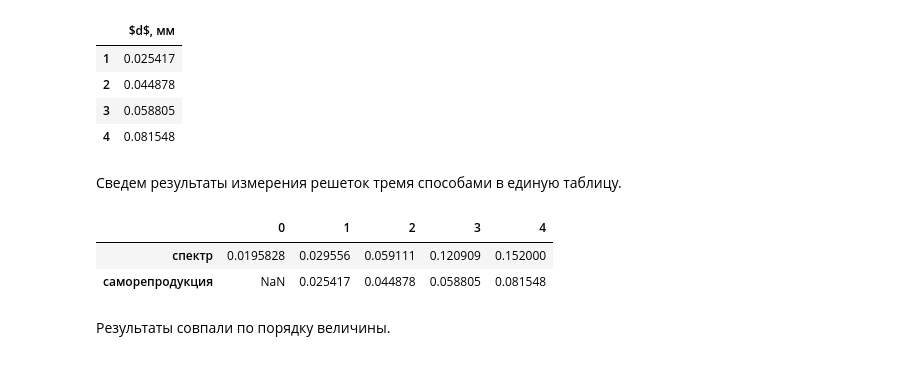
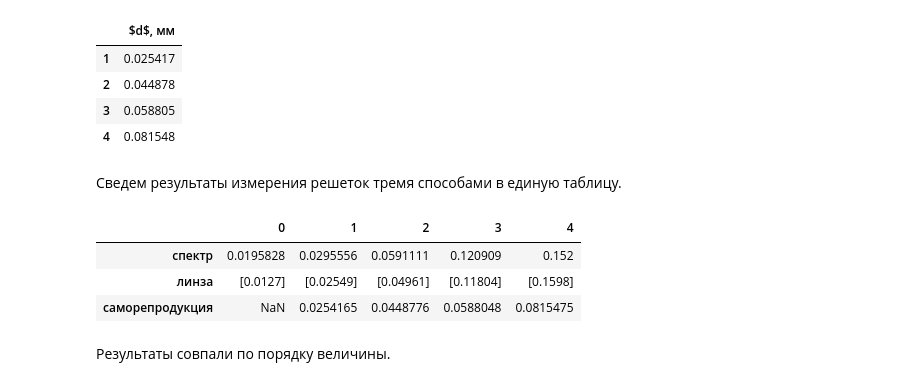
Before and after one commit to alenmarz/physics-4sem-labs, a Jupyter notebook: lab-436.ipynb, the cells around one changed output. Cells and saved outputs as stored; diff of their text form; code cells hidden in the pictures.

```diff
--- a/lab-436.ipynb
+++ b/lab-436.ipynb
@@ -51,7 +51,8 @@ pd.DataFrame(d_method1, columns=['$d$, мм'], index=range(1, 6))
 изображение решётки) ($D$). Расстояние от линзы до сетки $a$, от линзы до экрана $b$, тогда период сетки
 считается по формуле $d = D \dfrac{a}{b}$.
 # %%
-d_method2 = list()
-for i in range(len(data)):
-    d_method2.append( * data.values[i, 3])
-pd.DataFrame(d_method2, columns=['$d$, мм'], index=range(1, 6))
+data4 = pd.read_excel('lab-436.xlsx', 'table4')
+d_method2 = []
+for i in range(len(data4)):
+    d_method2.append(np.array(data4.values[i, :], dtype=float)
+pd.DataFrame(d_method2, index = range(1, 6), columns = ['d, мм'])
@@ -100,7 +103,12 @@ def plot_set(x, y):
         new_x[i] = np.array(new_x[i], dtype=float)
         new_y[i] = np.array(new_y[i], dtype=float)
         plt.subplot(2, 2, i + 1)
+
+        plt.subplots_adjust(left=None, bottom=None, right=None, top=None, wspace=None, hspace=0.3)
+
         plt.title(i + 1)
+        plt.xlabel('n')
+        plt.ylabel('$z_n$')
         plt.scatter(new_x[i], new_y[i])
         plt.plot(new_x[i], k[i] * new_x[i] + b[i])
 
@@ -147,13 +155,15 @@ pd.DataFrame(d_method3, columns=['$d$, мм'], index=range(1, 5))
 # %%
 d_list = []
 d_list.append(d_method1)
+d_list.append(d_method2)
 d_method3.insert(0, 'NaN')
 d_list.append(d_method3)
-pd.DataFrame(d_list, index=['спектр', "саморепродукция"], columns=[0, 1, 2, 3, 4])
+pd.DataFrame(d_list, index=['спектр', 'линза', "саморепродукция"], columns=[0, 1, 2, 3, 4])
 # %% [output]
 |  | 0 | 1 | 2 | 3 | 4 |
-| спектр | 0.0195828 | 0.029556 | 0.059111 | 0.120909 | 0.152000 |
-| саморепродукция | NaN | 0.025417 | 0.044878 | 0.058805 | 0.081548 |
+| спектр | 0.0195828 | 0.0295556 | 0.0591111 | 0.120909 | 0.152 |
+| линза | [0.0127] | [0.02549] | [0.04961] | [0.11804] | [0.1598] |
+| саморепродукция | NaN | 0.0254165 | 0.0448776 | 0.0588048 | 0.0815475 |
 # %% [markdown]
 Результаты совпали по порядку величины.
 # %% [markdown]
```
Also changed, not shown: parts of 5 cells of this notebook, 1 other file.
